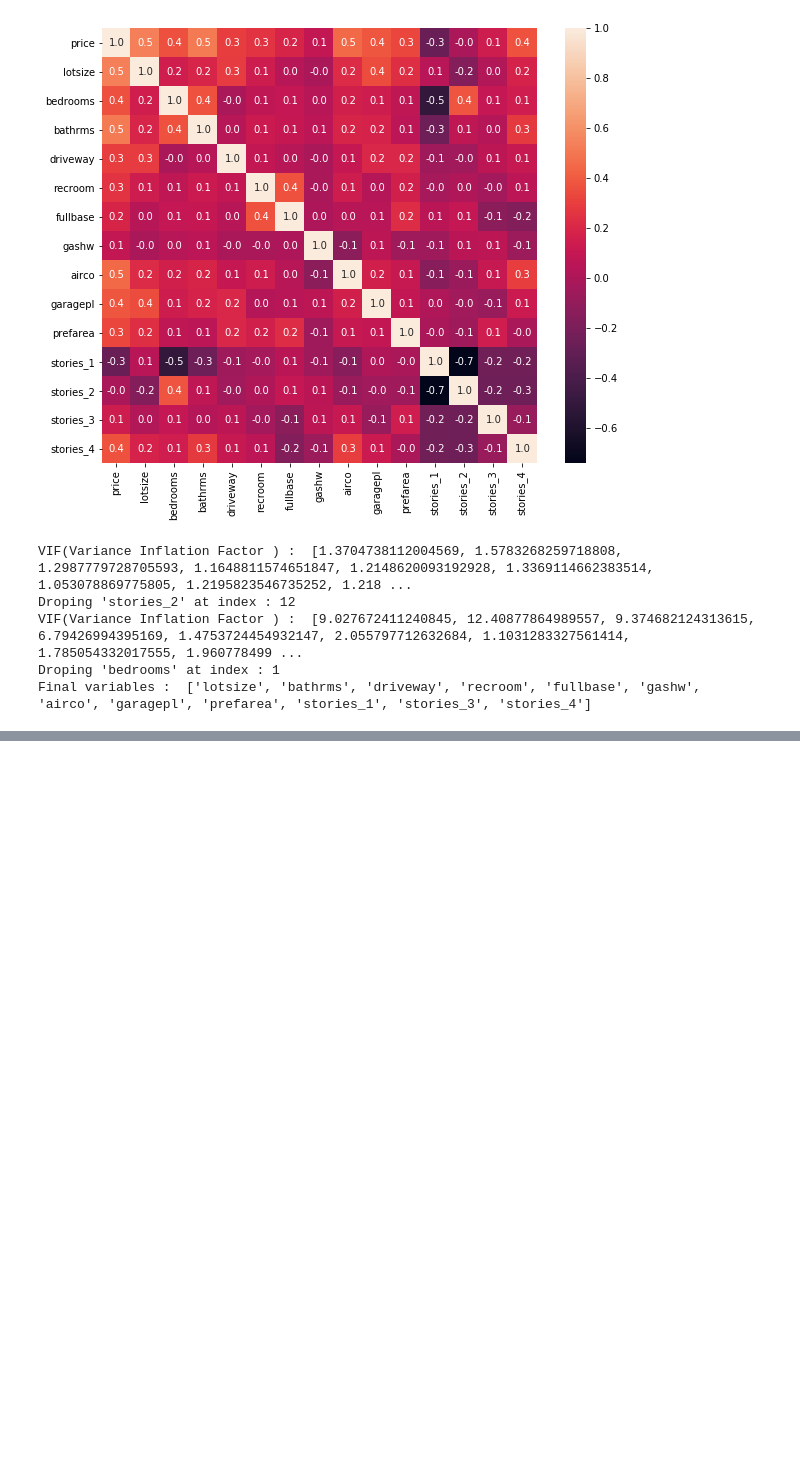
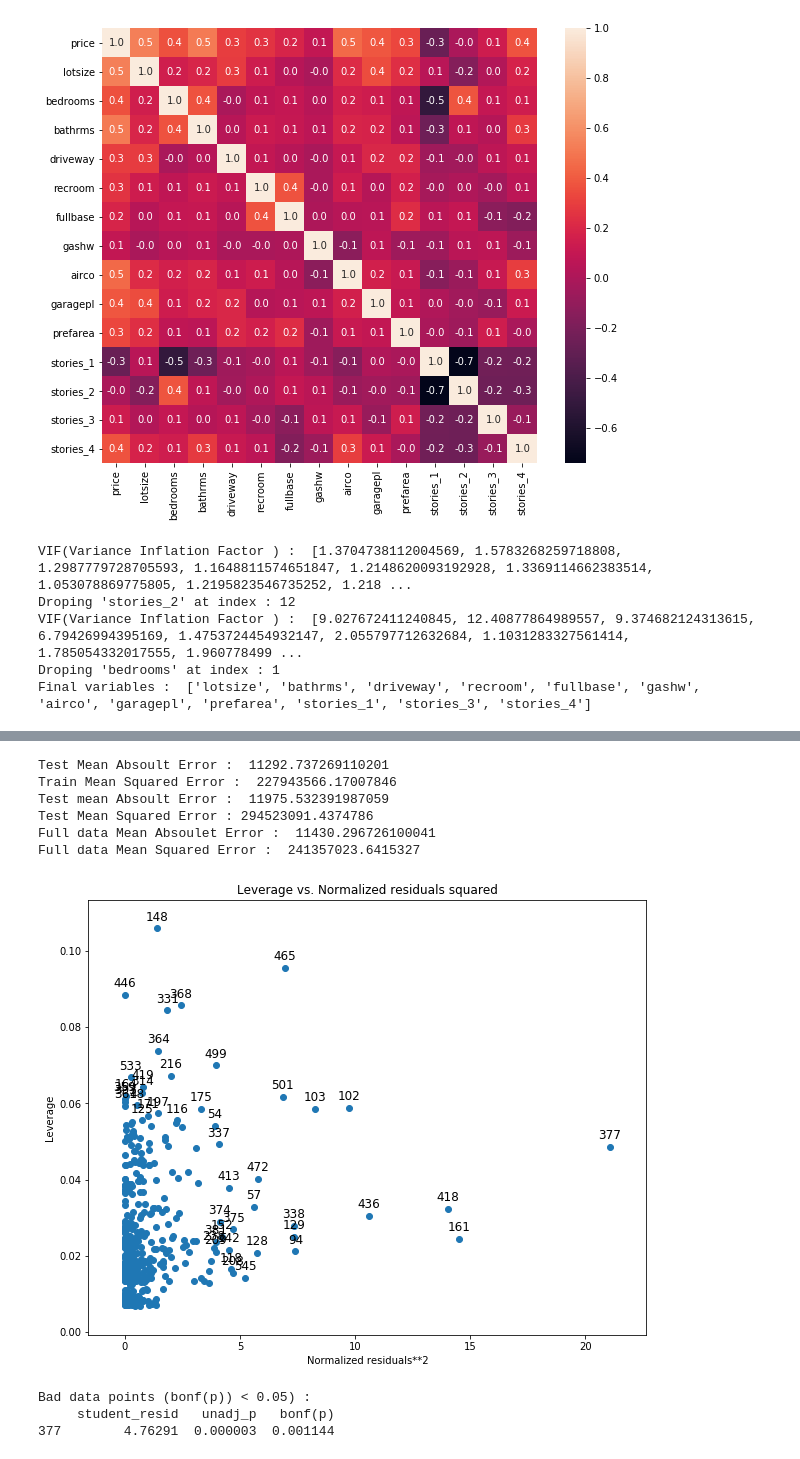
Before and after one commit to AHAMMADMEJBAH/Machine_Learning, a Jupyter notebook: Fundamentals Of Machine Learning/MultivarientRegression.ipynb, the cells around one changed output, grey strips where cells are left out. Cells and saved outputs as stored; diff of their text form; code cells hidden in the pictures; blank space fills up the shorter version.

```diff
--- a/Fundamentals Of Machine Learning/MultivarientRegression.ipynb
+++ b/Fundamentals Of Machine Learning/MultivarientRegression.ipynb
@@ -266,0 +317,11 @@ Final variables :  ['lotsize', 'bathrms', 'driveway', 'recroom', 'fullbase', 'ga
+# %%
+independent_variable = ['lotsize', 'bedrooms', 'bathrms', 'driveway',
+       'fullbase', 'gashw', 'airco', 'garagepl', 'prefarea',
+       'stories_3', 'stories_4']
+# %%
+x = datasets[independent_variable]
+y = datasets['price']
+# %%
+x_train, x_test, y_train, y_test = train_test_split(x, y, train_size = 0.8, random_state = 1)
+lm = sm.OLS(y_train, x_train).fit()
+print(lm.summary())
@@ -266,0 +350,28 @@ Final variables :  ['lotsize', 'bathrms', 'driveway', 'recroom', 'fullbase', 'ga
+# %%
+print('Test Mean Absoult Error : ', metrics.mean_absolute_error(y_train, y_train_pred))
+print('Train Mean Squared Error : ', metrics.mean_squared_error(y_train, y_train_pred))
+print("Test mean Absoult Error : ", metrics.mean_absolute_error(y_test, y_test_pred))
+print('Test Mean Squared Error :', metrics.mean_squared_error(y_test, y_test_pred))
+print('Full data Mean Absoulet Error : ',metrics.mean_absolute_error(y, y_pred))
+print('Full data Mean Squared Error : ', metrics.mean_squared_error(y, y_pred))
+# %% [output]
+Test Mean Absoult Error :  11292.737269110201
+Train Mean Squared Error :  227943566.17007846
+Test mean Absoult Error :  11975.532391987059
+Test Mean Squared Error : 294523091.4374786
+Full data Mean Absoulet Error :  11430.296726100041
+Full data Mean Squared Error :  241357023.6415327
+# %%
+from statsmodels.graphics.regressionplots import plot_leverage_resid2
+fig, ax = plt.subplots(figsize = (10, 8))
+fig = plot_leverage_resid2(lm, ax = ax)
+# %% [output]
+[figure, added]
+# %%
+test = lm.outlier_test()
+print('Bad data points (bonf(p)) < 0.05) :')
+print(test[test.iloc[:, 2] < 0.05])
+# %% [output]
+Bad data points (bonf(p)) < 0.05) :
+     student_resid   unadj_p   bonf(p)
+377        4.76291  0.000003  0.001144
```
Also changed, not shown: parts of 10 cells of this notebook.
